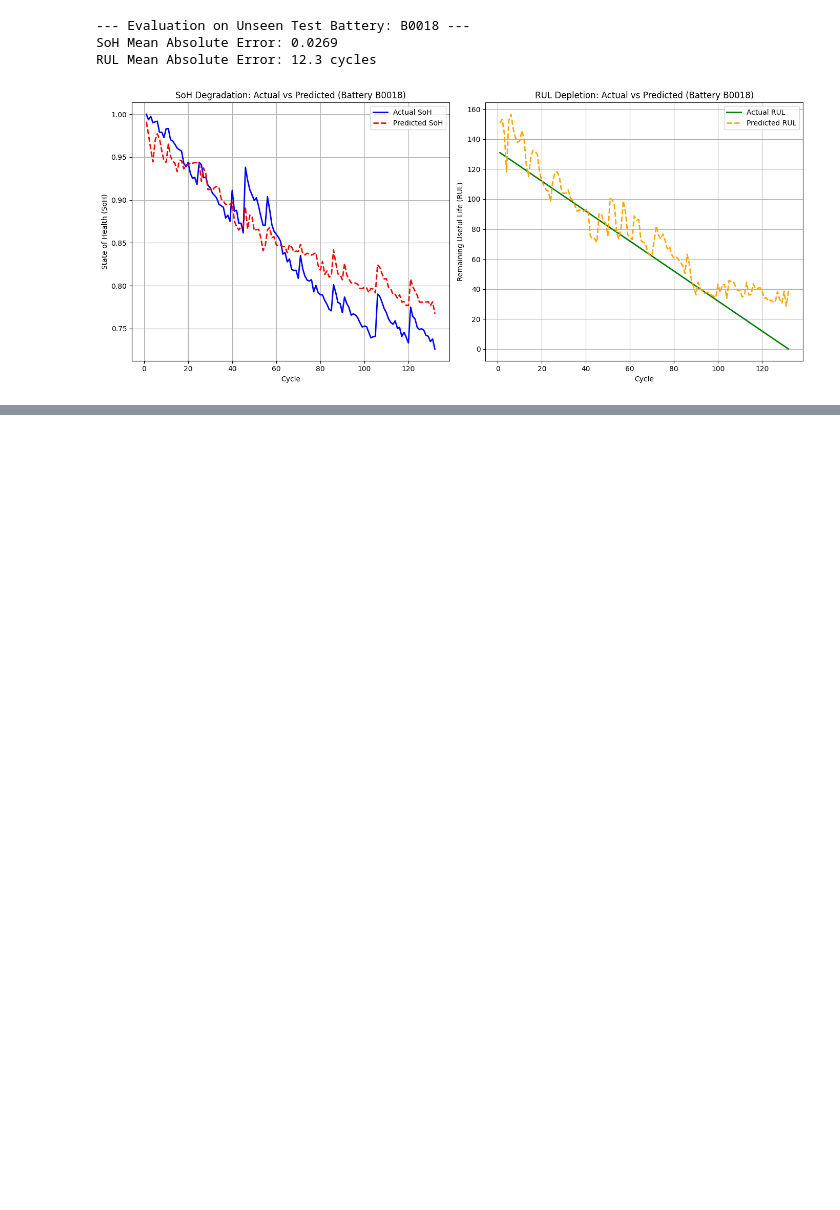
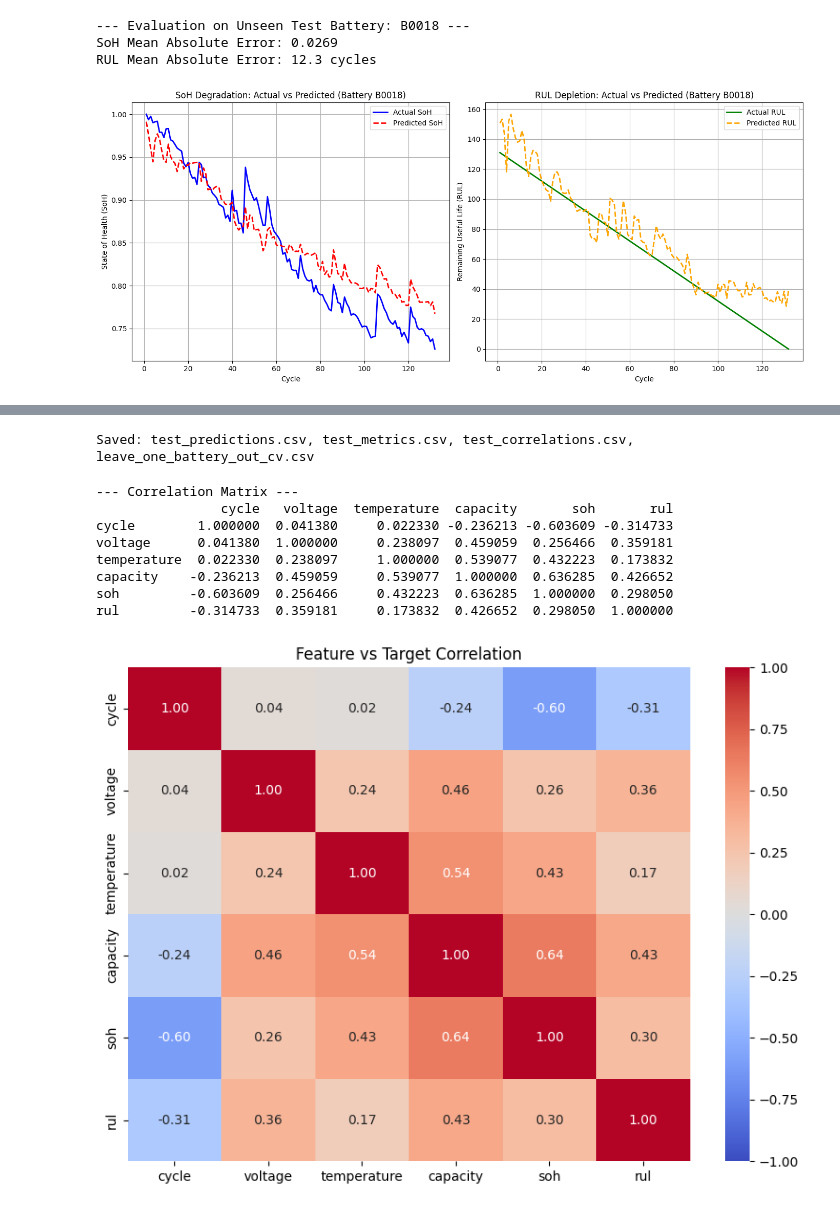
Before and after one commit to Aryankadam25/Exploratory_project, a Jupyter notebook: XGboost.ipynb, the cells around one changed output, grey strips where cells are left out. Drawn from its saved outputs; the diff is of its cells as text; code cells hidden in the pictures; blank space fills up the shorter version.

```diff
--- a/XGboost.ipynb
+++ b/XGboost.ipynb
@@ -10,5 +10,5 @@ from sklearn.metrics import mean_absolute_error, mean_squared_error
 # %%
-df = pd.read_csv('/battery_cycle_level_dataset_CLEAN_FINAL.csv')
+df = pd.read_csv('/content/battery_cycle_level_dataset_CLEAN_FINAL.csv')
 # %%
 test_battery_id = 'B0018'
 train_df = df[df['battery_id'] != test_battery_id].copy()
@@ -100,0 +185,35 @@ plt.show()
+# %%
+pd.DataFrame({
+    "cycle": cycles_test,
+    "soh_true": soh_true, "soh_pred": soh_pred, "soh_error": soh_pred - soh_true,
+    "rul_true": rul_true, "rul_pred": rul_pred, "rul_error": rul_pred - rul_true,
+}).to_csv("test_predictions.csv", index=False)
+cv_df.to_csv("leave_one_battery_out_cv.csv")
+print("\nSaved: test_predictions.csv, test_metrics.csv, test_correlations.csv, "
+      "leave_one_battery_out_cv.csv")
+# %% [output]
+Saved: test_predictions.csv, test_metrics.csv, test_correlations.csv, leave_one_battery_out_cv.csv
+# %%
+import seaborn as sns
+
+cols_to_correlate = feature_cols + target_cols
+corr_table = train_df[cols_to_correlate].corr()
+
+print("--- Correlation Matrix ---")
+print(corr_table)
+
+plt.figure(figsize=(8, 6))
+sns.heatmap(corr_table, annot=True, cmap='coolwarm', vmin=-1, vmax=1, fmt=".2f")
+plt.title('Feature vs Target Correlation')
+plt.tight_layout()
+plt.show()
+# %% [output]
+--- Correlation Matrix ---
+                cycle   voltage  temperature  capacity       soh       rul
+cycle        1.000000  0.041380     0.022330 -0.236213 -0.603609 -0.314733
+voltage      0.041380  1.000000     0.238097  0.459059  0.256466  0.359181
+temperature  0.022330  0.238097     1.000000  0.539077  0.432223  0.173832
+capacity    -0.236213  0.459059     0.539077  1.000000  0.636285  0.426652
+soh         -0.603609  0.256466     0.432223  0.636285  1.000000  0.298050
+rul         -0.314733  0.359181     0.173832  0.426652  0.298050  1.000000
+[figure, added]
```
Also changed, not shown: parts of 4 cells of this notebook, 2 other files.
